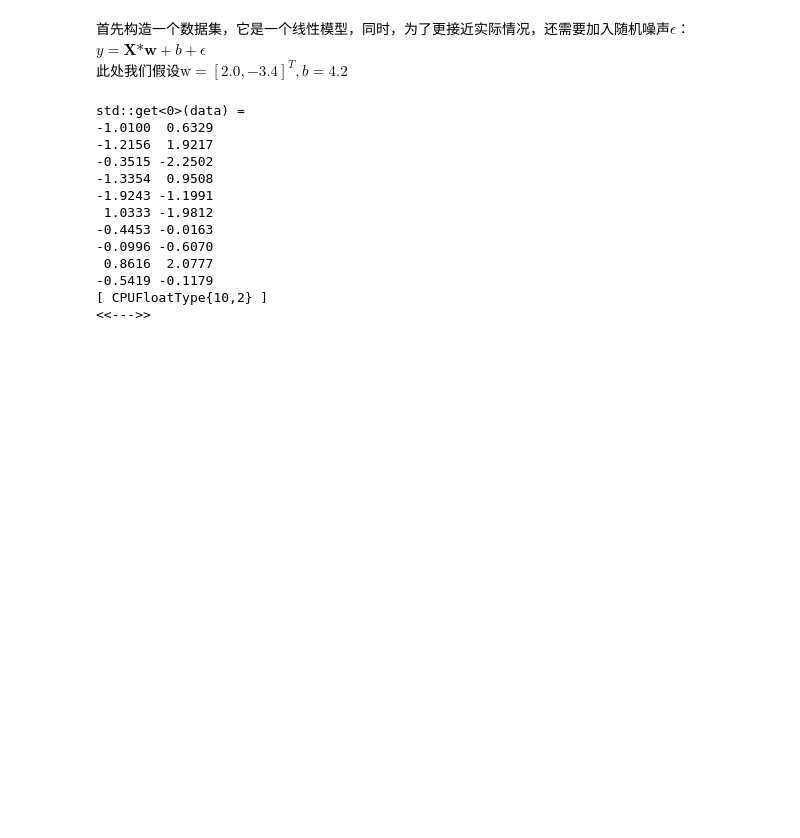
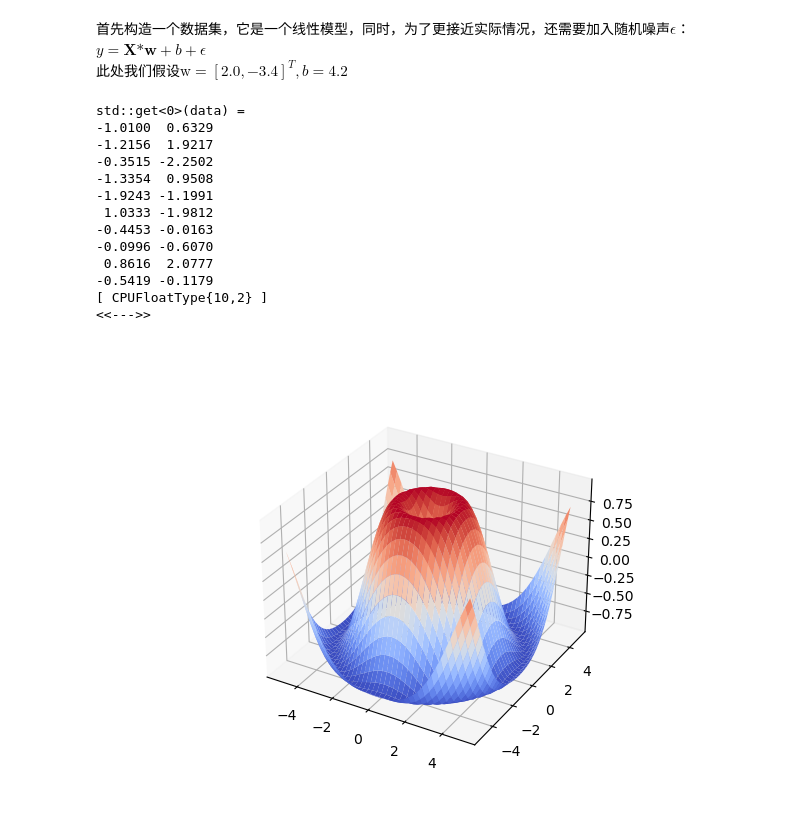
Before and after one commit to embededAI/zhv2_d2l_ai_libtorch, a Jupyter notebook: Day_03/linear_regression.ipynb, the cells around one changed output. Cells and saved outputs as stored; diff of their text form; code cells hidden in the pictures; blank space fills up the shorter version.

```diff
--- a/Day_03/linear_regression.ipynb
+++ b/Day_03/linear_regression.ipynb
@@ -120,0 +137,7 @@ std::get<0>(data) =
+# %%
+plt::plot_surface(x, y, z);
+plt::save("./test1.png");
+auto img = im::image("./test1.png");
+img
+# %% [output]
+[figure, added]
```
Also changed, not shown: parts of 2 cells of this notebook, 2 other files.
